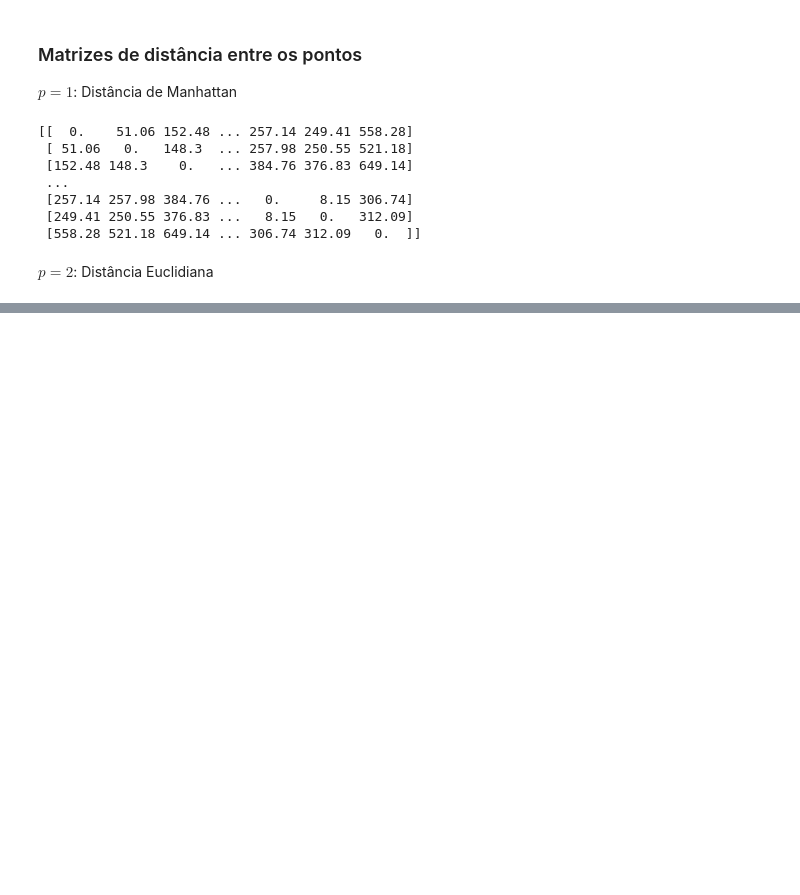
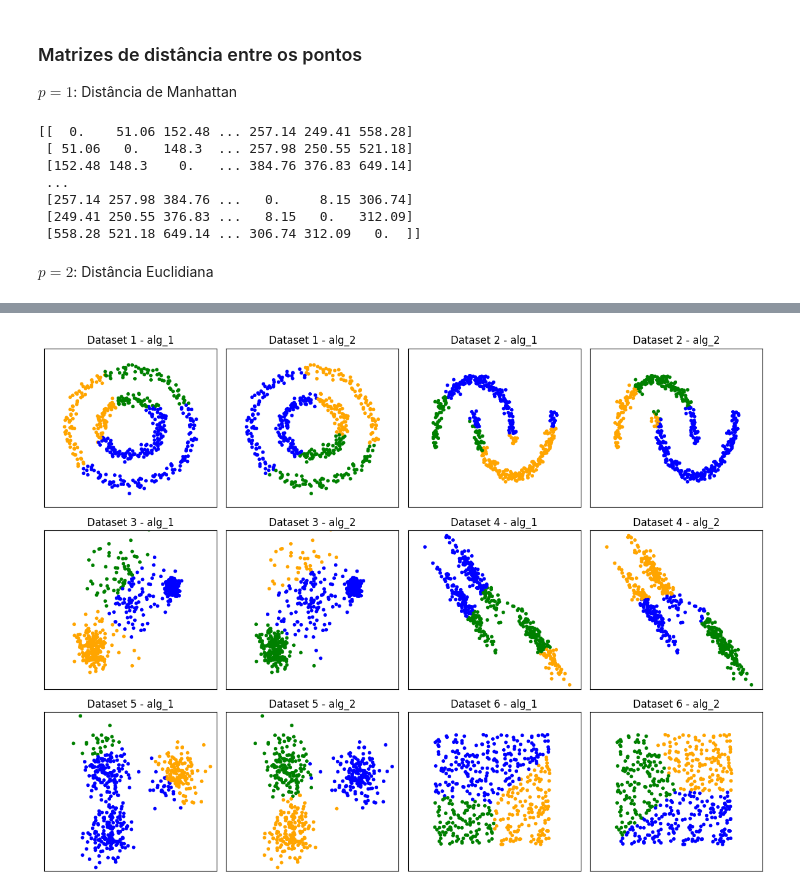
Before and after one commit to belatavaresp/tp2-alg2-2024-1, a Jupyter notebook: code.ipynb, the cells around one changed output, grey strips where cells are left out. Saved outputs shown, nothing was run; the diff lists cells and outputs as text; code cells hidden in the pictures; blank space fills up the shorter version.

```diff
--- a/code.ipynb
+++ b/code.ipynb
@@ -34,11 +68,13 @@ $$
 def minkowski_dist(x,y,p):
     # x, y -> tuplas
     # p -> int
+    x = np.asarray(x, dtype=np.float64)
+    y = np.asarray(y, dtype=np.float64)
     d = 0
-    for i in range(len(x)):
-        d+=pow(abs(x[i]-y[i]), p)
 
-    return pow(d,1/p)
+    d = np.sum(np.power(np.abs(x - y), p))
+
+    return np.power(d, 1 / p)
 # %% [markdown]
 ### Matrizes de distância entre os pontos
 $p=1$: Distância de Manhattan
@@ -157,0 +243,49 @@ alg_busca_binaria(samples, 4, euclid_d)
+# %%
+colors = ['blue', 'orange', 'green', 'red']
+
+def calculate_and_plot_2d_clusters(X, k, ax, title, p):
+    X = StandardScaler().fit_transform(X)
+    n_samples = X.shape[0]
+    dist_matrix = getDistMatrix(n_samples, X, p)
+
+    # alg_maiores_distancias
+    r_maiores, centers_maiores = alg_maiores_distancias(n_samples, k, dist_matrix)
+    labels_maiores = np.zeros(n_samples, dtype=int)
+    for p in range(n_samples):
+        distances_to_centers = [dist_matrix[p][center] for center in centers_maiores]
+        labels_maiores[p] = np.argmin(distances_to_centers)
+
+    # alg_busca_binaria
+    r_busca, centers_busca = alg_busca_binaria(n_samples, k, dist_matrix)
+    labels_busca = np.zeros(n_samples, dtype=int)
+    for p in range(n_samples):
+        distances_to_centers = [dist_matrix[p][center] for center in centers_busca]
+        labels_busca[p] = np.argmin(distances_to_centers)
+
+    # Plot
+    ax[0].scatter(X[:, 0], X[:, 1], c=[colors[label % len(colors)] for label in labels_maiores], s=10)
+    ax[0].set_title(f"{title} - alg_1")
+    ax[0].set_xlim(-2.5, 2.5)
+    ax[0].set_ylim(-2.5, 2.5)
+    ax[0].set_xticks(())
+    ax[0].set_yticks(())
+
+    ax[1].scatter(X[:, 0], X[:, 1], c=[colors[label % len(colors)] for label in labels_busca], s=10)
+    ax[1].set_title(f"{title} - alg_2")
+    ax[1].set_xlim(-2.5, 2.5)
+    ax[1].set_ylim(-2.5, 2.5)
+    ax[1].set_xticks(())
+    ax[1].set_yticks(())
+
+plt.figure(figsize=(12, 12))
+
+k=3
+for i, (X, y) in enumerate(data):
+    if X is not None:
+        ax = plt.subplot(4, 4, 2 * i + 1)
+        calculate_and_plot_2d_clusters(X, k, [ax, plt.subplot(4, 4, 2 * i + 2)], f"Dataset {i+1}", p=2)
+
+plt.tight_layout()
+plt.show()
+# %% [output]
+[figure, added]
```
Also changed, not shown: parts of 15 cells of this notebook.
